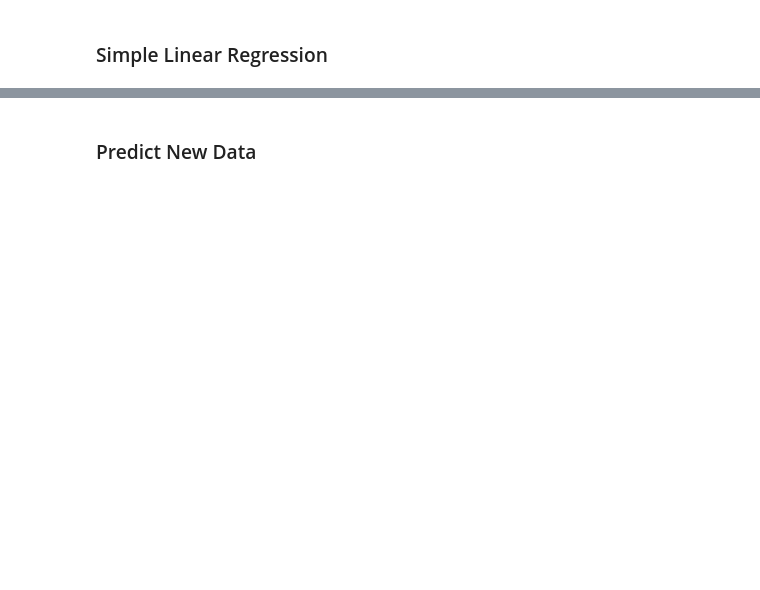
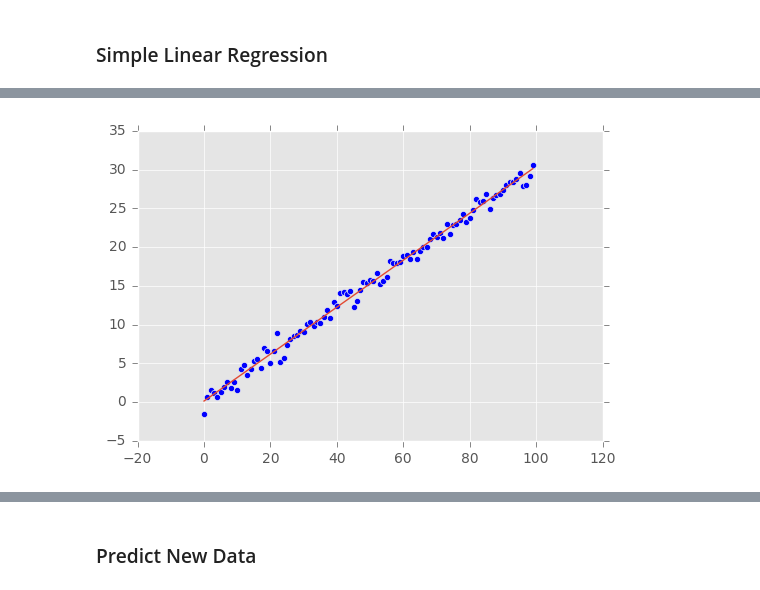
Before and after one commit to datitran/PySpark-App-CF, a Jupyter notebook: linear_regression.ipynb, the cells around one changed output, grey strips where cells are left out. Saved outputs shown, nothing was run; the diff lists cells and outputs as text; code cells hidden in the pictures; blank space fills up the shorter version.

```diff
--- a/linear_regression.ipynb
+++ b/linear_regression.ipynb
@@ -84,3 +84,13 @@ model.intercept
+# %%
+b_0_hat = model.intercept
+b_1_hat = model.coefficients.values[0]
+y_hat = b_0_hat + b_1_hat * x
+# %%
+plt.scatter(x, y)
+plt.plot(x, y_hat)
+pass
+# %% [output]
+[figure, added]
 # %%
 model.transform(df).show()
 # %% [output]
```
Also changed, not shown: parts of 8 cells of this notebook, 6 other files.
